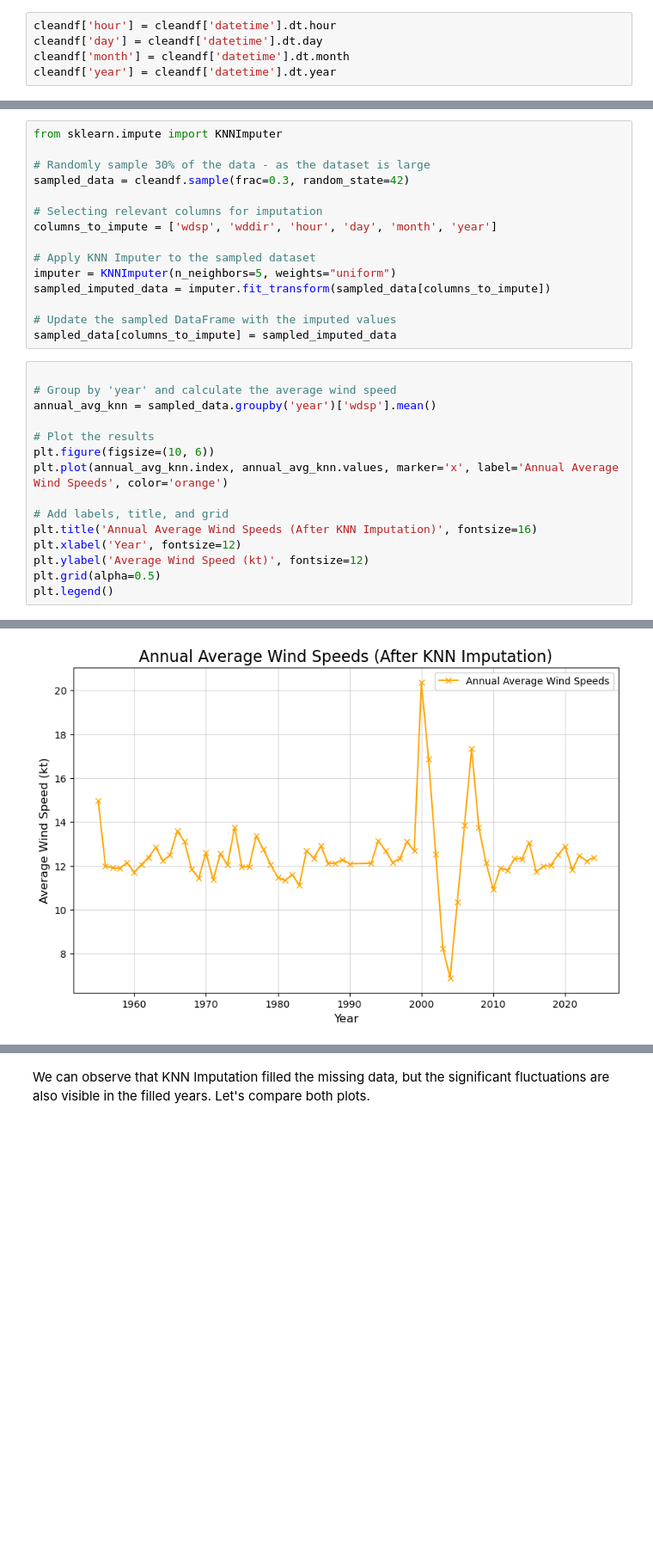
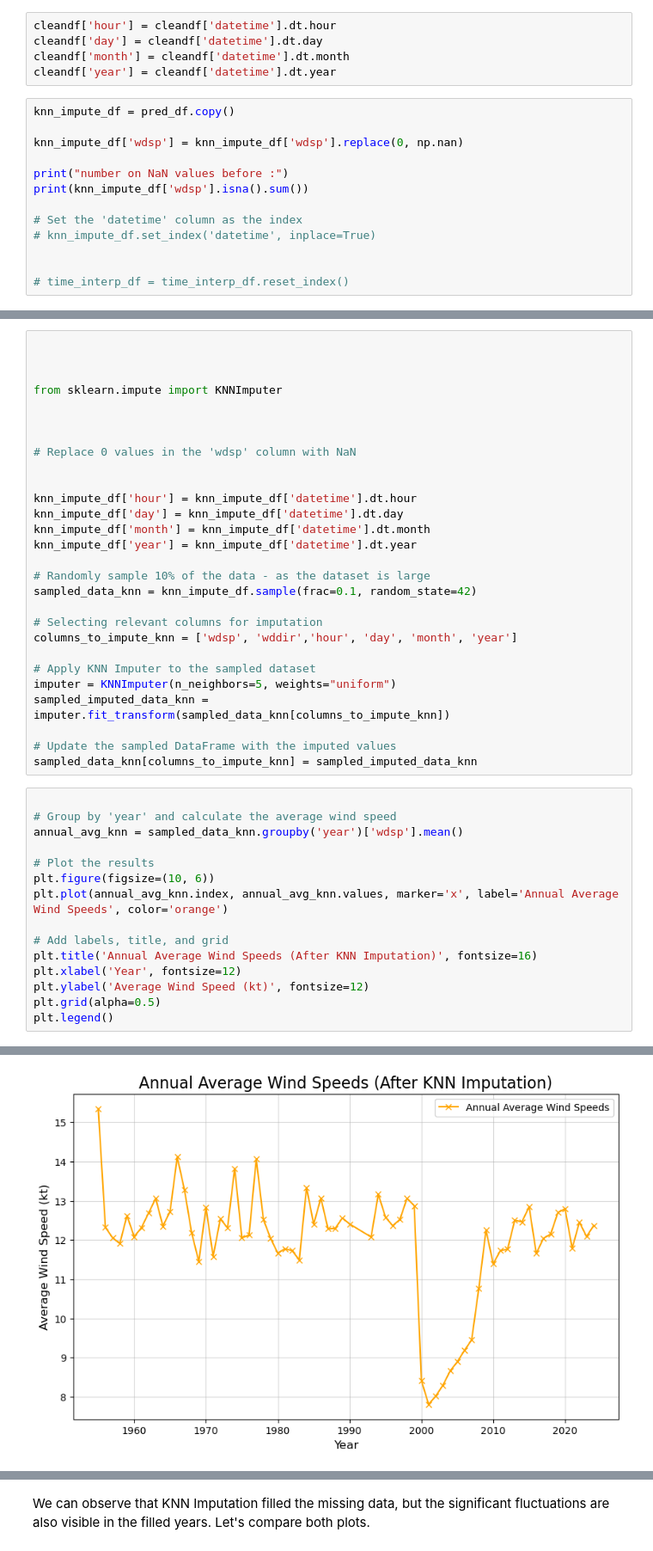
Before and after one commit to mondbr/PFDA_project, a Jupyter notebook: analysis.ipynb, the cells around one changed output, grey strips where cells are left out. Shown: that part at 86% size. Drawn from its saved outputs; the diff is of its cells as text; blank space fills up the shorter version.

```diff
--- a/analysis.ipynb
+++ b/analysis.ipynb
@@ -528,3 +672,16 @@ cleandf['hour'] = cleandf['datetime'].dt.hour
 cleandf['day'] = cleandf['datetime'].dt.day
 cleandf['month'] = cleandf['datetime'].dt.month
 cleandf['year'] = cleandf['datetime'].dt.year
+# %%
+knn_impute_df = pred_df.copy()
+
+knn_impute_df['wdsp'] = knn_impute_df['wdsp'].replace(0, np.nan)
+
+print("number on NaN values before :")
+print(knn_impute_df['wdsp'].isna().sum())
+
+# Set the 'datetime' column as the index
+# knn_impute_df.set_index('datetime', inplace=True)
+
+
+# time_interp_df = time_interp_df.reset_index()
@@ -531,33 +691,46 @@ cleandf['year'] = cleandf['datetime'].dt.year
 # %%
+
+
+
 from sklearn.impute import KNNImputer
 
-# Randomly sample 30% of the data - as the dataset is large
-sampled_data = cleandf.sample(frac=0.3, random_state=42)
+
+
+# Replace 0 values in the 'wdsp' column with NaN
+
+
+knn_impute_df['hour'] = knn_impute_df['datetime'].dt.hour
+knn_impute_df['day'] = knn_impute_df['datetime'].dt.day
+knn_impute_df['month'] = knn_impute_df['datetime'].dt.month
+knn_impute_df['year'] = knn_impute_df['datetime'].dt.year
+
+# Randomly sample 10% of the data - as the dataset is large
+sampled_data_knn = knn_impute_df.sample(frac=0.1, random_state=42)
 
 # Selecting relevant columns for imputation
-columns_to_impute = ['wdsp', 'wddir', 'hour', 'day', 'month', 'year']
+columns_to_impute_knn = ['wdsp', 'wddir','hour', 'day', 'month', 'year']
 
 # Apply KNN Imputer to the sampled dataset
 imputer = KNNImputer(n_neighbors=5, weights="uniform")
-sampled_imputed_data = imputer.fit_transform(sampled_data[columns_to_impute])
+sampled_imputed_data_knn = imputer.fit_transform(sampled_data_knn[columns_to_impute_knn])
 
 # Update the sampled DataFrame with the imputed values
-sampled_data[columns_to_impute] = sampled_imputed_data
+sampled_data_knn[columns_to_impute_knn] = sampled_imputed_data_knn
 # %%
 
 # Group by 'year' and calculate the average wind speed
-annual_avg_knn = sampled_data.groupby('year')['wdsp'].mean()
+annual_avg_knn = sampled_data_knn.groupby('year')['wdsp'].mean()
 
 # Plot the results
 plt.figure(figsize=(10, 6))
 plt.plot(annual_avg_knn.index, annual_avg_knn.values, marker='x', label='Annual Average Wind Speeds', color='orange')
 
 # Add labels, title, and grid
 plt.title('Annual Average Wind Speeds (After KNN Imputation)', fontsize=16)
 plt.xlabel('Year', fontsize=12)
 plt.ylabel('Average Wind Speed (kt)', fontsize=12)
 plt.grid(alpha=0.5)
 plt.legend()
 # %% [output]
 <matplotlib.legend.Legend at 0x...>
-[figure, old version]
+[figure, new version]
```
Also changed, not shown: parts of 31 cells of this notebook.
